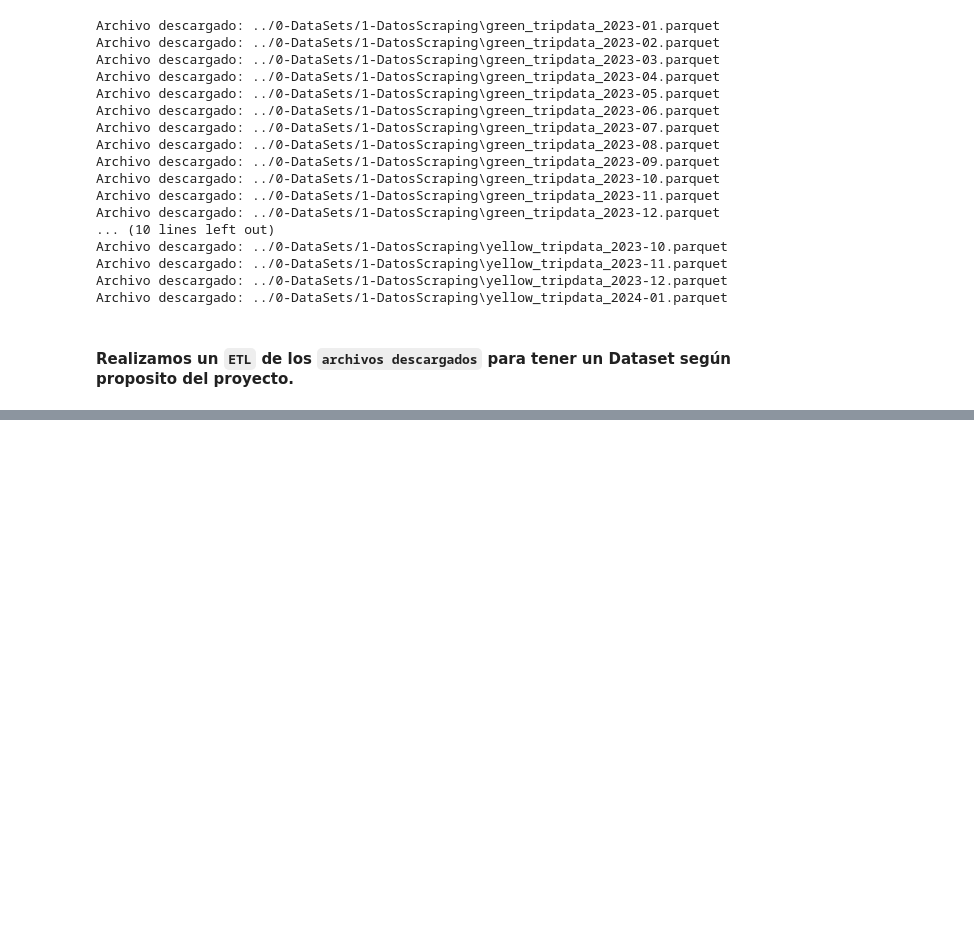
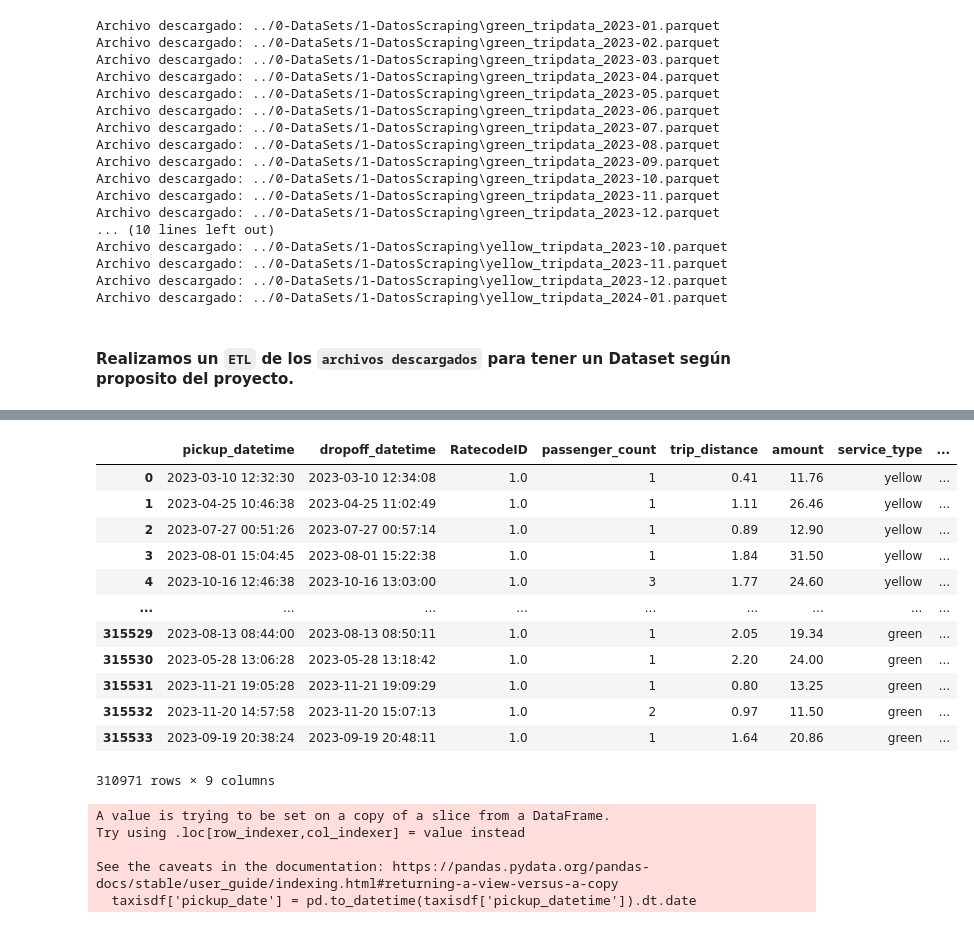
Before and after one commit to MAYKJOEL/Taxis-en-NYC-Sostenibilidad-y-Eficiencia, a Jupyter notebook: 0-Local/3-WebScraping/1-WebScrapingTaxisNYC.ipynb, the cells around one changed output, grey strips where cells are left out. Saved outputs shown, nothing was run; the diff lists cells and outputs as text; code cells hidden in the pictures; blank space fills up the shorter version.

Commit message:
ETL de WS TaxisNYC commit

```diff
--- a/0-Local/3-WebScraping/1-WebScrapingTaxisNYC.ipynb
+++ b/0-Local/3-WebScraping/1-WebScrapingTaxisNYC.ipynb
@@ -106,0 +449,4 @@ Archivo descargado: ../0-DataSets/1-DatosScraping\yellow_tripdata_2024-01.parque
+# %%
+# Concatenamos los DataFrames de yellow y green taxis
+taxis = pd.concat([filas_yellow_seleccionadas, filas_green_seleccionadas], ignore_index=True)
+taxis.info()
@@ -106,0 +539,4 @@ Archivo descargado: ../0-DataSets/1-DatosScraping\yellow_tripdata_2024-01.parque
+# %%
+# Aplicamos la función para crear nuevas columnas
+taxis['pickup_borough'] = taxis['PULocationID'].apply(get_borough)
+taxis['dropoff_borough'] = taxis['DOLocationID'].apply(get_borough)
@@ -106,0 +567,4 @@ Archivo descargado: ../0-DataSets/1-DatosScraping\yellow_tripdata_2024-01.parque
+# %%
+# Eliminamos todas las filas donde pickup_borough o dropoff_borough sea igual a 'Unknown'
+taxis = taxis[(taxis['pickup_borough'] != 'Unknown') & (taxis['dropoff_borough'] != 'Unknown')]
+taxis.info()
@@ -106,0 +590,4 @@ Archivo descargado: ../0-DataSets/1-DatosScraping\yellow_tripdata_2024-01.parque
+# %%
+# Cambiamos el tipo de dato de 'passenger_count' a int
+taxis['passenger_count'] = taxis['passenger_count'].astype(int)
+taxis.info()
@@ -106,0 +618,34 @@ Archivo descargado: ../0-DataSets/1-DatosScraping\yellow_tripdata_2024-01.parque
+# %%
+taxisdf = taxis[['pickup_datetime', 'dropoff_datetime', 'RatecodeID', 'passenger_count', 'trip_distance', 'amount', 'service_type', 'pickup_borough', 'dropoff_borough']]
+taxisdf
+# %% [output]
+|  | pickup_datetime | dropoff_datetime | RatecodeID | passenger_count | trip_distance | amount | service_type | ... |
+| 0 | 2023-03-10 12:32:30 | 2023-03-10 12:34:08 | 1.0 | 1 | 0.41 | 11.76 | yellow | ... |
+| 1 | 2023-04-25 10:46:38 | 2023-04-25 11:02:49 | 1.0 | 1 | 1.11 | 26.46 | yellow | ... |
+| 2 | 2023-07-27 00:51:26 | 2023-07-27 00:57:14 | 1.0 | 1 | 0.89 | 12.90 | yellow | ... |
+| 3 | 2023-08-01 15:04:45 | 2023-08-01 15:22:38 | 1.0 | 1 | 1.84 | 31.50 | yellow | ... |
+| 4 | 2023-10-16 12:46:38 | 2023-10-16 13:03:00 | 1.0 | 3 | 1.77 | 24.60 | yellow | ... |
+| ... | ... | ... | ... | ... | ... | ... | ... | ... |
+| 315529 | 2023-08-13 08:44:00 | 2023-08-13 08:50:11 | 1.0 | 1 | 2.05 | 19.34 | green | ... |
+| 315530 | 2023-05-28 13:06:28 | 2023-05-28 13:18:42 | 1.0 | 1 | 2.20 | 24.00 | green | ... |
+| 315531 | 2023-11-21 19:05:28 | 2023-11-21 19:09:29 | 1.0 | 1 | 0.80 | 13.25 | green | ... |
+| 315532 | 2023-11-20 14:57:58 | 2023-11-20 15:07:13 | 1.0 | 2 | 0.97 | 11.50 | green | ... |
+| 315533 | 2023-09-19 20:38:24 | 2023-09-19 20:48:11 | 1.0 | 1 | 1.64 | 20.86 | green | ... |
+310971 rows × 9 columns
+# %%
+# Separar pickup_datetime en fecha y hora
+taxisdf['pickup_date'] = pd.to_datetime(taxisdf['pickup_datetime']).dt.date
+taxisdf['pickup_time'] = pd.to_datetime(taxisdf['pickup_datetime']).dt.time
+
+# Separar dropoff_datetime en fecha y hora
+taxisdf['dropoff_date'] = pd.to_datetime(taxisdf['dropoff_datetime']).dt.date
+taxisdf['dropoff_time'] = pd.to_datetime(taxisdf['dropoff_datetime']).dt.time
+
+# Eliminar columnas originales pickup_datetime y dropoff_datetime
+taxisdf.drop(['pickup_datetime', 'dropoff_datetime'], axis=1, inplace=True)
+# %% [output]
+A value is trying to be set on a copy of a slice from a DataFrame.
+Try using .loc[row_indexer,col_indexer] = value instead
+
+See the caveats in the documentation: https://pandas.pydata.org/pandas-docs/stable/user_guide/indexing.html#returning-a-view-versus-a-copy
+  taxisdf['pickup_date'] = pd.to_datetime(taxisdf['pickup_datetime']).dt.date
```
Also changed, not shown: parts of 41 cells of this notebook, 1 other file.
